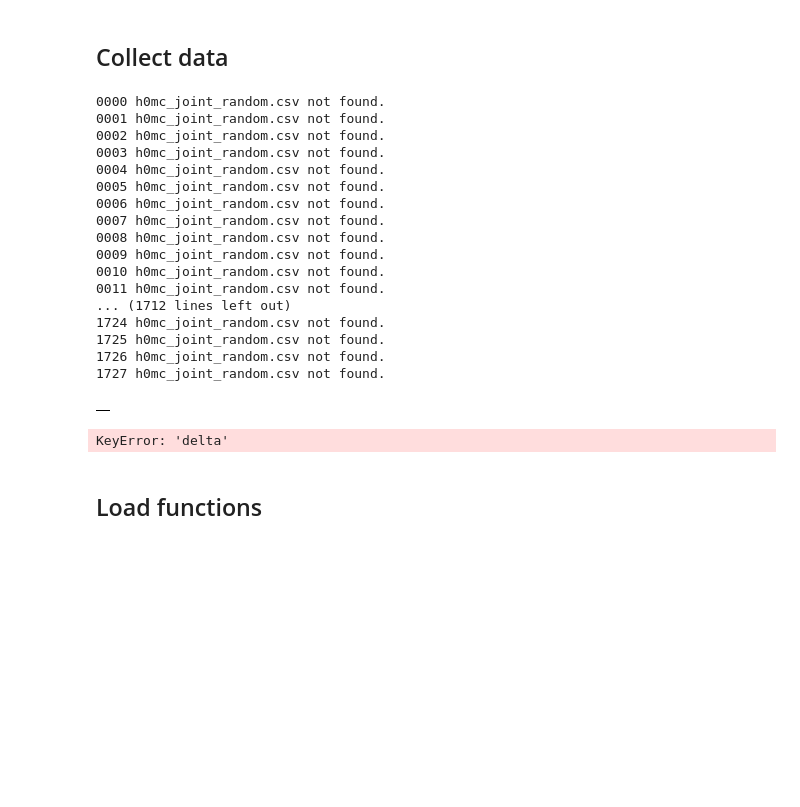
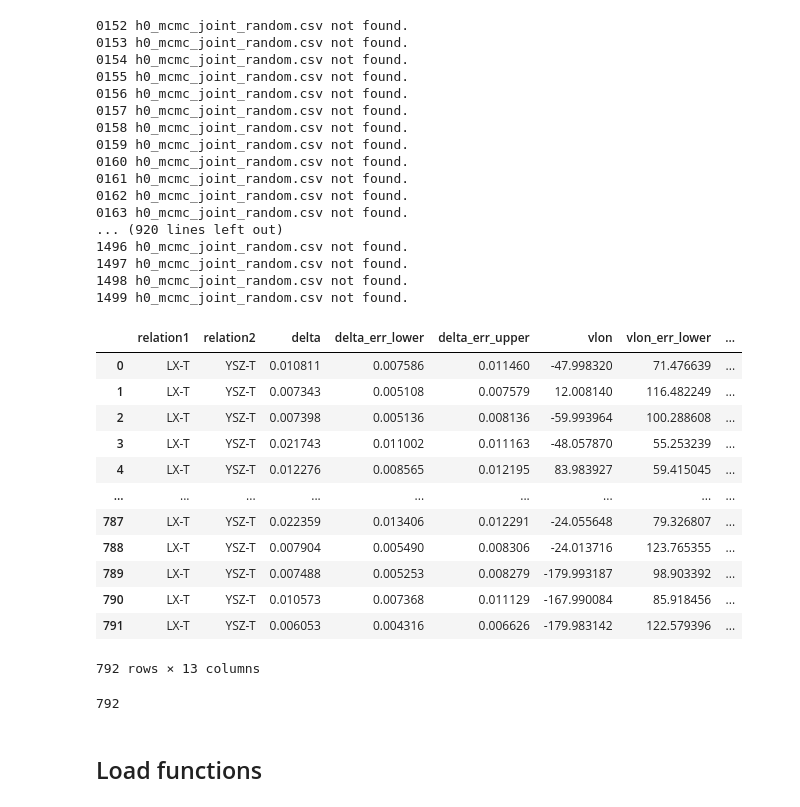
Before and after one commit to YujieH3/anisotropy-flamingo, a Jupyter notebook: analyse/__pvalues_mcmc_joint_random.ipynb, the cells around one changed output. Cells and saved outputs as stored; diff of their text form; code cells hidden in the pictures; blank space fills up the shorter version.

```diff
--- a/analyse/__pvalues_mcmc_joint_random.ipynb
+++ b/analyse/__pvalues_mcmc_joint_random.ipynb
@@ -1,5 +1,3 @@
-# %% [markdown]
-## Collect data
 # %%
 import os
 import pandas as pd
@@ -9,61 +7,75 @@ data_dir = '/cosma8/data/do012/dc-he4/analysis'
 datadict = {}
 for lc in range(1728):
     lc00 = f'{lc:04d}'
 
-    filename = f'{data_dir}/lc{lc00}/h0mc_joint_random.csv'
+    filename = f'{data_dir}/lc{lc00}/h0_mcmc_joint_random.csv'
 
     # check if file exists
     if os.path.exists(filename):
         df = pd.read_csv(filename)
 
         # save to df
         if 'delta' not in list(datadict.keys()):  # datadict.keys() is of type dict_keys
             for key in df.keys():           # load all data
                 datadict[key] = df[key]
 
             length = len(df[key])           # register lightcone number
             datadict['Lightcone'] = np.full(length, lc)
         else:
             for key in df.keys():           # load all data
                 datadict[key] = np.concatenate((datadict[key], df[key]))
 
             length = len(df[key])           # register lightcone number
             datadict['Lightcone'] = np.concatenate((datadict['Lightcone'], np.full(length, lc)))
 
     else:
-        print(lc00, 'h0mc_joint_random.csv not found.')
+        print(lc00, 'h0_mcmc_joint_random.csv not found.')
         continue
 
 data = pd.DataFrame(datadict)
 
 data
 # %% [output]
-0000 h0mc_joint_random.csv not found.
-0001 h0mc_joint_random.csv not found.
-0002 h0mc_joint_random.csv not found.
-0003 h0mc_joint_random.csv not found.
-0004 h0mc_joint_random.csv not found.
-0005 h0mc_joint_random.csv not found.
-0006 h0mc_joint_random.csv not found.
-0007 h0mc_joint_random.csv not found.
-0008 h0mc_joint_random.csv not found.
-0009 h0mc_joint_random.csv not found.
-0010 h0mc_joint_random.csv not found.
-0011 h0mc_joint_random.csv not found.
-... (1712 lines left out)
-1724 h0mc_joint_random.csv not found.
-1725 h0mc_joint_random.csv not found.
-1726 h0mc_joint_random.csv not found.
-1727 h0mc_joint_random.csv not found.
+0152 h0_mcmc_joint_random.csv not found.
+0153 h0_mcmc_joint_random.csv not found.
+0154 h0_mcmc_joint_random.csv not found.
+0155 h0_mcmc_joint_random.csv not found.
+0156 h0_mcmc_joint_random.csv not found.
+0157 h0_mcmc_joint_random.csv not found.
+0158 h0_mcmc_joint_random.csv not found.
+0159 h0_mcmc_joint_random.csv not found.
+0160 h0_mcmc_joint_random.csv not found.
+0161 h0_mcmc_joint_random.csv not found.
+0162 h0_mcmc_joint_random.csv not found.
+0163 h0_mcmc_joint_random.csv not found.
+... (920 lines left out)
+1496 h0_mcmc_joint_random.csv not found.
+1497 h0_mcmc_joint_random.csv not found.
+1498 h0_mcmc_joint_random.csv not found.
+1499 h0_mcmc_joint_random.csv not found.
-|  |
+|  | relation1 | relation2 | delta | delta_err_lower | delta_err_upper | vlon | vlon_err_lower | ... |
+| 0 | LX-T | YSZ-T | 0.010811 | 0.007586 | 0.011460 | -47.998320 | 71.476639 | ... |
+| 1 | LX-T | YSZ-T | 0.007343 | 0.005108 | 0.007579 | 12.008140 | 116.482249 | ... |
+| 2 | LX-T | YSZ-T | 0.007398 | 0.005136 | 0.008136 | -59.993964 | 100.288608 | ... |
+| 3 | LX-T | YSZ-T | 0.021743 | 0.011002 | 0.011163 | -48.057870 | 55.253239 | ... |
+| 4 | LX-T | YSZ-T | 0.012276 | 0.008565 | 0.012195 | 83.983927 | 59.415045 | ... |
+| ... | ... | ... | ... | ... | ... | ... | ... | ... |
+| 787 | LX-T | YSZ-T | 0.022359 | 0.013406 | 0.012291 | -24.055648 | 79.326807 | ... |
+| 788 | LX-T | YSZ-T | 0.007904 | 0.005490 | 0.008306 | -24.013716 | 123.765355 | ... |
+| 789 | LX-T | YSZ-T | 0.007488 | 0.005253 | 0.008279 | -179.993187 | 98.903392 | ... |
+| 790 | LX-T | YSZ-T | 0.010573 | 0.007368 | 0.011129 | -167.990084 | 85.918456 | ... |
+| 791 | LX-T | YSZ-T | 0.006053 | 0.004316 | 0.006626 | -179.983142 | 122.579396 | ... |
+792 rows × 13 columns
+# %%
+len(data)
+# %% [output]
+792
 # %%
 # Get the significance
 significance = data['delta'] / data['delta_err_lower']
 data['Significance'] = significance
 data['DeltaH0'] = data['delta'] * 2 * 100 # to percentage
 data.to_csv('../data/analysis_all/h0_mc_joint_random.csv')
-# %% [output]
-KeyError: 'delta'
 # %% [markdown]
 ## Load functions
 # %%
```
Also changed, not shown: parts of 7 cells of this notebook, 21 other files.
